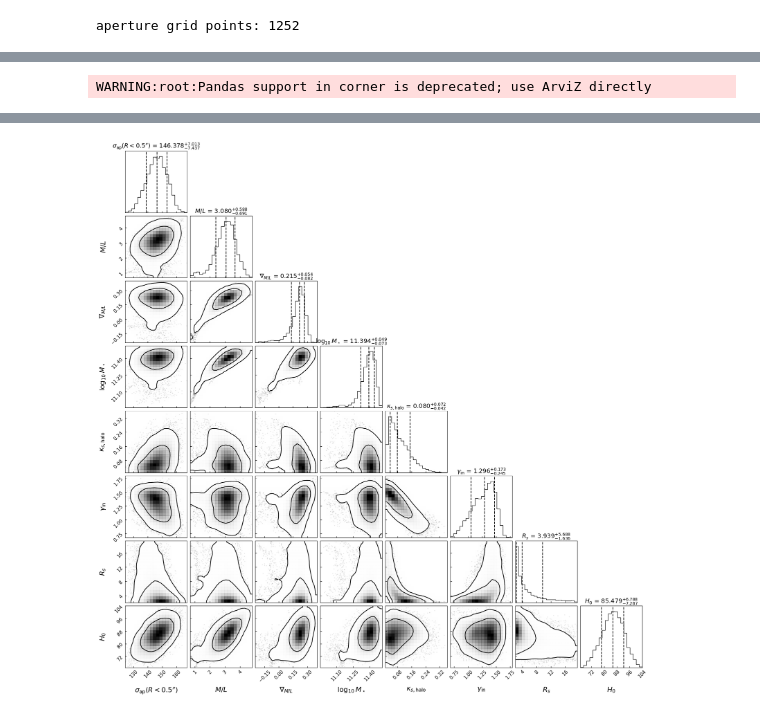
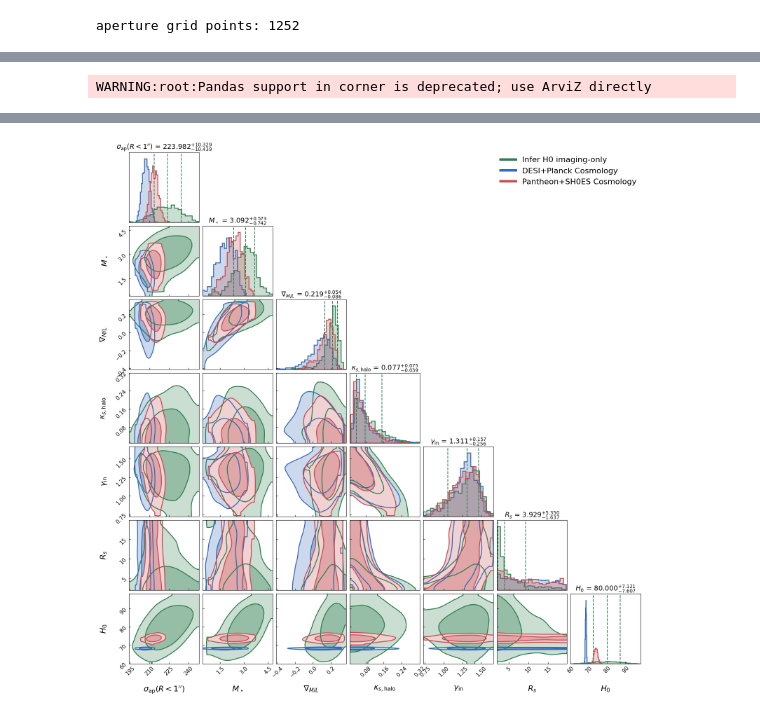
Before and after one commit to astroskylee/Herculensedquasar, a Jupyter notebook: WFI2033/Step6_jampy_velocity_dispersion.ipynb, the cells around one changed output, grey strips where cells are left out. Drawn from its saved outputs; the diff is of its cells as text; code cells hidden in the pictures.

```diff
--- a/WFI2033/Step6_jampy_velocity_dispersion.ipynb
+++ b/WFI2033/Step6_jampy_velocity_dispersion.ipynb
@@ -210,7 +230,7 @@ def vec2_sample(ds, name, i):
 q_lum, phi_lum = ellipticity_to_q_phi(e1_light, e2_light)
 sigma_lum_major = herculens_sigma_product_to_jam_major_sigma(sigma_prod, q_lum)
 
-def run_jam_for_sample(ds, i):
+def run_jam_for_sample(ds, sample_indices, beta_samples, i):
     H0 = scalar_sample(ds, 'H0_cosmo', i)
     Om0 = scalar_sample(ds, 'omega_m_cosmo', i)
     m2l_ratio = scalar_sample(ds, 'm2l_ratio', i)
@@ -231,7 +251,7 @@ def run_jam_for_sample(ds, i):
     star_sigma_major = sigma_lum_major
     star_qobs = q_lum
 
-    halo_peak_kappa, halo_sigma_prod = halo_mge_peak_kappa_and_sigma(Rs, kappa_s, gamma_in)
+    halo_peak_kappa, halo_sigma_prod = halo_mge_projected_peak_kappa_and_sigma(Rs, kappa_s, gamma_in)
     q_halo = np.repeat(ellipticity_to_q_phi(e_halo[0], e_halo[1])[0], halo_peak_kappa.size)
     halo_sigma_major = herculens_sigma_product_to_jam_major_sigma(halo_sigma_prod, q_halo)
     halo_surf_pot = halo_peak_kappa * sigma_crit_msun_pc2
@@ -240,7 +260,8 @@ def run_jam_for_sample(ds, i):
     sigma_pot = np.concatenate([star_sigma_major, halo_sigma_major])
     qobs_pot = np.concatenate([star_qobs, q_halo])
 
-    beta = np.full_like(sigma_lum_major, BETA_CONSTANT, dtype=float)
+    beta_sample = float(beta_samples[i])
+    beta = np.full_like(sigma_lum_major, beta_sample, dtype=float)
     out = jam.axi.proj(
         surf_lum, sigma_lum_major, q_lum,
         surf_pot, sigma_pot, qobs_pot,
@@ -258,9 +279,11 @@ def run_jam_for_sample(ds, i):
 
     return {
         'sample_index': int(sample_indices[i]),
-        'chain': int(sampled['chain'].isel(sample=i).values),
-        'draw': int(sampled['draw'].isel(sample=i).values),
-        'sigma_ap_0p5_arcsec_km_s': float(sigma_ap),
+        'chain': int(ds['chain'].isel(sample=i).values),
+        'draw': int(ds['draw'].isel(sample=i).values),
+        'sigma_ap_1p0_arcsec_km_s': float(sigma_ap),
+        'beta_cyl': float(beta_sample),
+        'sigma_z_over_sigma_R': float(np.sqrt(1.0 - beta_sample)),
         'm2l_ratio': float(m2l_ratio),
         'm2l_ratio_slope': float(m2l_slope),
         'total_stellar_mass_Msun': float(total_stellar_mass),
@@ -284,41 +325,74 @@ jam_df = pd.DataFrame(rows)
 # %%
 # ============================================================
-# Corner plot
+# Overlay corner plot
 # ============================================================
 corner_vars = [
-    'sigma_ap_0p5_arcsec_km_s',
+    'sigma_ap_1p0_arcsec_km_s',
+    # 'beta_cyl',
     'm2l_ratio',
     'm2l_ratio_slope',
-    'log10_total_stellar_mass',
     'kappa_s_halo',
     'gammain_halo',
     'Rs_halo',
-    'H0_cosmo',
+    'H0_cosmo_blinded',
 ]
 labels = [
-    r'$\sigma_{\rm ap}(R<0.5^{\prime\prime})$',
-    r'$M/L$',
+    r'$\sigma_{\rm ap}(R<1^{\prime\prime})$',
+    # r'$\beta_{\rm cyl}$',
+    r'$M_\star$',
     r'$\nabla_{M/L}$',
-    r'$\log_{10} M_\star$',
     r'$\kappa_{s,\rm halo}$',
     r'$\gamma_{\rm in}$',
     r'$R_s$',
     r'$H_0$',
 ]
 
-fig = corner.corner(
-    jam_df[corner_vars],
-    labels=labels,
-    quantiles=[0.16, 0.5, 0.84],
-    show_titles=True,
-    title_fmt='.3f',
-    smooth=1.0,
-    levels=[0.68, 0.95],
-    label_kwargs={'fontsize': 16},
-    title_kwargs={'fontsize': 14},
+plot_results = {}
+for run_name, df in jam_results.items():
+    df_plot = df.copy()
+    if run_name == 'infer_h0_imaging_only':
+        h0_blind_offset = 80.0 - np.nanmedian(df_plot['H0_cosmo'])
+    else:
+        h0_blind_offset = 0.0
+    df_plot['H0_cosmo_blinded'] = df_plot['H0_cosmo'] + h0_blind_offset
+    plot_results[run_name] = df_plot
+    print(f'{RUN_CONFIGS[run_name]["label"]}: H0 blind offset = {h0_blind_offset:.4f}; plotted H0 median = {np.nanmedian(df_plot["H0_cosmo_blinded"]):.4f}')
+
+fig = None
+for run_name, cfg in RUN_CONFIGS.items():
+    color = cfg['color']
+    fig = corner.corner(
+        plot_results[run_name][corner_vars],
+        fig=fig,
+        labels=labels,
+        color=color,
+        quantiles=[0.16, 0.5, 0.84] if fig is None else None,
+        show_titles=(fig is None),
+        title_fmt='.3f',
+        smooth=2,
+        levels=[0.68, 0.95],
+        plot_datapoints=False,
+        plot_density=False,
+        fill_contours=True,
+        hist_kwargs={'density': True, 'histtype': 'stepfilled', 'linewidth': 1.8, 'edgecolor': color, 'facecolor': to_rgba(color, 0.25)},
+        contour_kwargs={'linewidths': 1.8, 'colors': color},
+        contourf_kwargs={'colors': [to_rgba(color, 0.00), to_rgba(color, 0.25), to_rgba(color, 0.50)], 'antialiased': True},
+        label_kwargs={'fontsize': 16},
+        title_kwargs={'fontsize': 14},
+        max_n_ticks=4,
+    )
+
+fig.legend(
+    handles=[plt.Line2D([], [], color=cfg['color'], lw=5, label=cfg['label']) for cfg in RUN_CONFIGS.values()],
+    loc='upper right',
+    bbox_to_anchor=(0.98, 0.98),
+    frameon=False,
+    fontsize=16,
 )
+
 for ax in fig.get_axes():
     ax.tick_params(axis='both', which='major', labelsize=11, direction='in')
+    ax.tick_params(axis='both', which='minor', direction='in')
 
 fig.savefig(CORNER_OUT, dpi=300, bbox_inches='tight')
 print('saved corner plot to', CORNER_OUT)
@@ -329 +408 @@ saved corner plot to ./Paper/jampy_sigma_ap_corner.pdf
-[figure, old version]
+[figure, new version]
```
Also changed, not shown: parts of 8 cells of this notebook, 7 other files.
